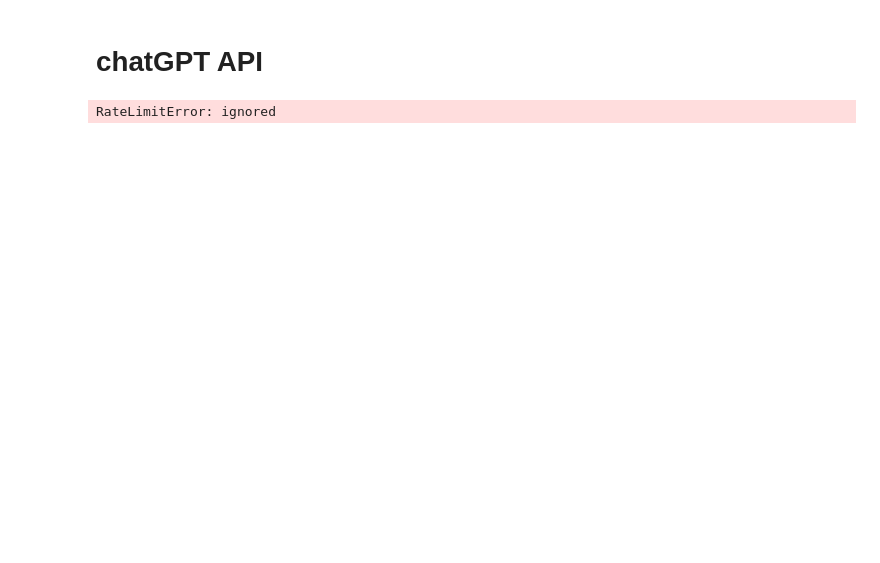
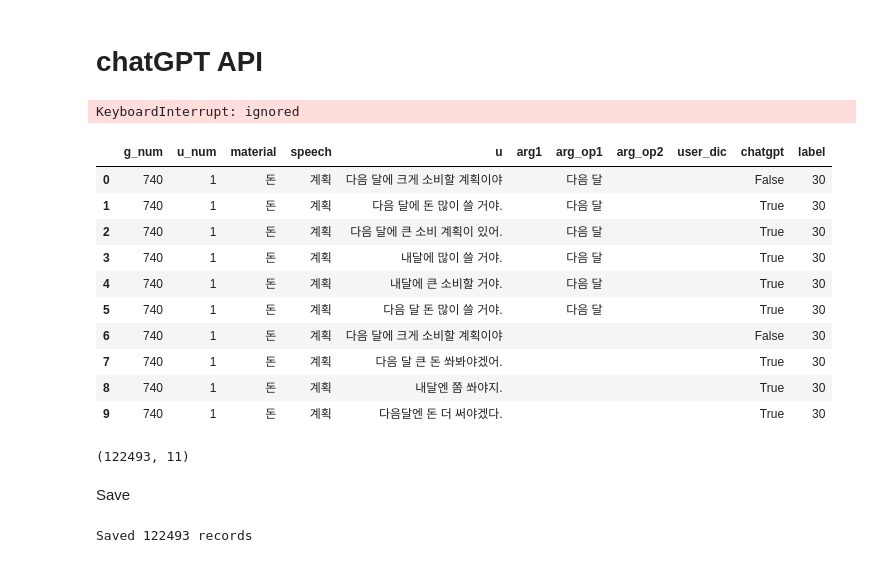
Before and after one commit to textnetkr/MemeProject, a Jupyter notebook: src/pytorch/augmentation/3.chatGPT.ipynb, the cells around one changed output. Drawn from its saved outputs; the diff is of its cells as text; code cells hidden in the pictures; blank space fills up the shorter version.

```diff
--- a/src/pytorch/augmentation/3.chatGPT.ipynb
+++ b/src/pytorch/augmentation/3.chatGPT.ipynb
@@ -88,5 +140,5 @@ temp_under = [[i[1]['g_num'], i[1]['u_num'], i[1]['material'], i[1]['speech'], i
 # %%
-df_temp_under = pd.DataFrame(temp_under, columns=['g_num', 'u_num', 'material', 'speech', 'u', 'arg1', 'arg_op1', 'arg_op2', 'user_dic', 'label'])
+df_temp_under = pd.DataFrame(temp_under, columns=['material', 'speech', 'u', 'label'])
 # %%
 df_temp_under.shape
 # %% [output]
@@ -97,23 +158,27 @@ df_temp_under.shape
 import openai
 # %%
 # 발급받은 API 키 설정
-OPENAI_API_KEY = "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"
+OPENAI_API_KEY = cfg.OPENAI_API_KEY
 
 # openai API 키 인증
 openai.api_key = OPENAI_API_KEY
 
 # 모델 - GPT 3.5 Turbo 선택
-model = "gpt-3.5-turbo"
+# model = "gpt-3.5-turbo"
+model = "gpt-4"
 # %%
 result = []
 
-for i in df_temp_under.iterrows():
+for i in tqdm(df_temp_under.iterrows()):
   # query = f"너의 역할은 이제 한국어 문장을 대화체의 말투로 변환하는 봇이야. '{i[1]['u']}'라는 문장을 한국어로 대화체의 말투로 변환해줘."
-  query = f'"{i[1]["u"]}"라는 문장을 다른 반말 어투 스타일로 변환해줘'
+  query = f'"{i[1]["u"]}"라는 문장을 다른 반말 어투로 10개로 변환해줘'
+
+  # 원본 입력
+  result.append([i[1]['material'], i[1]['speech'], i[1]['u'], i[1]['label']])
 
   # 메시지 설정하기
   messages = [
-          {"role": "system", "content": "You are a helpful assistant."},
+          {"role": "system", "content": "You are a helper who extracts keywords."},
           {"role": "user", "content": query}
   ]
 
@@ -124,12 +189,32 @@ for i in df_temp_under.iterrows():
   )
   answer = response['choices'][0]['message']['content']
 
-  # 정규 표현식으로 ""안에 문자 추출
-  m = re.search(r'(?<=").*?(?=")', answer)
-  if m:
-    print(m.group(0))
-    result.append(m.group(0))
-  else:
-    result.append('')
+  # 정규표현식 패턴: 숫자로 시작하며 마침표와 공백이 뒤따르는 패턴
+  pattern = r'\d+[\.)]\s*'
+
+  # re.sub 함수를 사용하여 패턴에 해당하는 부분을 제거합니다.
+  answer_temp = re.sub(pattern, '', answer).split('\n')
+  for a in answer_temp:
+    # 정규 표현식으로 ""안에 문자 추출
+    # m = re.search(r'(?<=").*?(?=")', a)
+    if a:
+      a = a.strip().replace('"','')
+      result.append([i[1]['material'], i[1]['speech'], a, i[1]['label']])
 # %% [output]
-RateLimitError: ignored
+KeyboardInterrupt: ignored
+# %%
+df_temp_under_aug = pd.DataFrame(result, columns=['g_num', 'u_num', 'material', 'speech', 'u', 'arg1', 'arg_op1', 'arg_op2', 'user_dic', 'chatgpt', 'label'])
+# %%
+df_temp_under_aug.head(10)
+# %% [output]
+|  | g_num | u_num | material | speech | u | arg1 | arg_op1 | arg_op2 | user_dic | chatgpt | label |
+| 0 | 740 | 1 | 돈 | 계획 | 다음 달에 크게 소비할 계획이야 |  | 다음 달 |  |  | False | 30 |
+| 1 | 740 | 1 | 돈 | 계획 | 다음 달에 돈 많이 쓸 거야. |  | 다음 달 |  |  | True | 30 |
+| 2 | 740 | 1 | 돈 | 계획 | 다음 달에 큰 소비 계획이 있어. |  | 다음 달 |  |  | True | 30 |
+| 3 | 740 | 1 | 돈 | 계획 | 내달에 많이 쓸 거야. |  | 다음 달 |  |  | True | 30 |
+| 4 | 740 | 1 | 돈 | 계획 | 내달에 큰 소비할 거야. |  | 다음 달 |  |  | True | 30 |
+| 5 | 740 | 1 | 돈 | 계획 | 다음 달 돈 많이 쓸 거야. |  | 다음 달 |  |  | True | 30 |
+| 6 | 740 | 1 | 돈 | 계획 | 다음 달에 크게 소비할 계획이야 |  |  |  |  | False | 30 |
+| 7 | 740 | 1 | 돈 | 계획 | 다음 달 큰 돈 쏴봐야겠어. |  |  |  |  | True | 30 |
+| 8 | 740 | 1 | 돈 | 계획 | 내달엔 쫌 쏴야지. |  |  |  |  | True | 30 |
+| 9 | 740 | 1 | 돈 | 계획 | 다음달엔 돈 더 써야겠다. |  |  |  |  | True | 30 |
@@ -135,0 +225,10 @@ RateLimitError: ignored
+# %%
+df_temp.shape
+# %% [output]
+(122493, 11)
+# %% [markdown]
+Save
+# %%
+fm.save('drive/MyDrive/MemeProject/data/augmentation/chatgpt_aug.pickle', df_temp)
+# %% [output]
+Saved 122493 records
```
Also changed, not shown: parts of 25 cells of this notebook, 27 other files.
